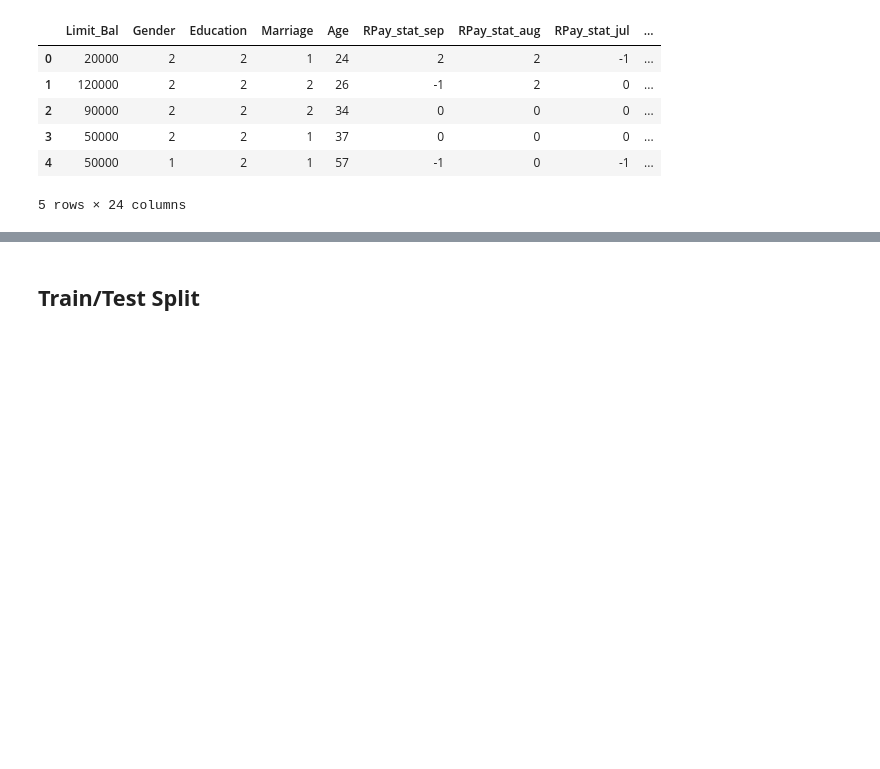
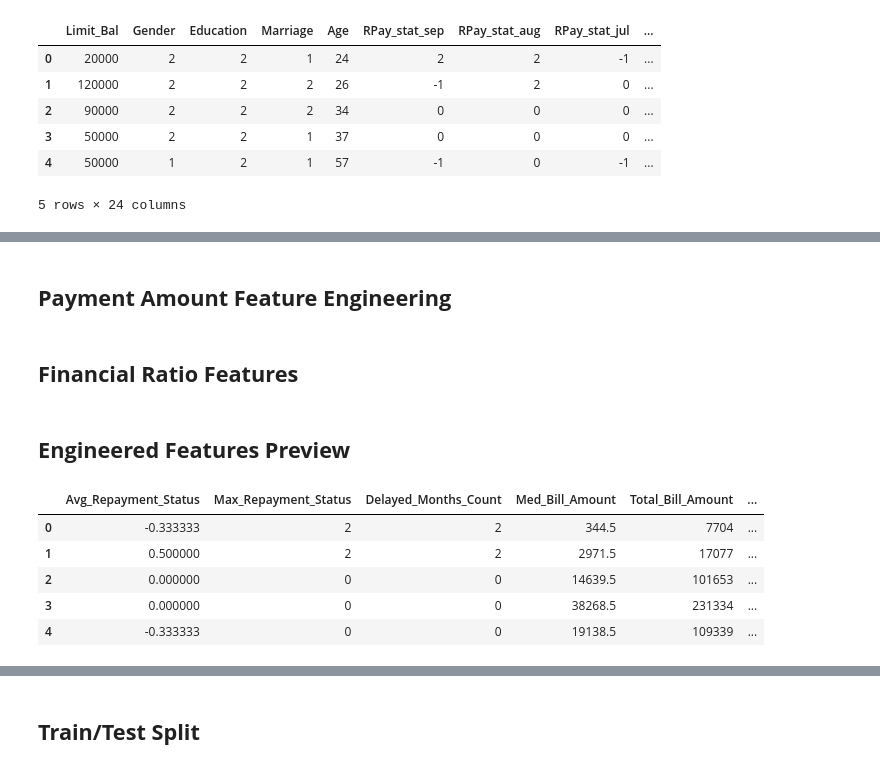
Before and after one commit to MidoHossam14/SmartFinance-SVM, a Jupyter notebook: notebook/2_preprocessing.ipynb, the cells around one changed output, grey strips where cells are left out. Drawn from its saved outputs; the diff is of its cells as text; code cells hidden in the pictures; blank space fills up the shorter version.

```diff
--- a/notebook/2_preprocessing.ipynb
+++ b/notebook/2_preprocessing.ipynb
@@ -37,0 +108,15 @@ df.head()
+# %% [markdown]
+## **Payment Amount Feature Engineering**
+# %%
+df_engineered['Med_Payment_Amount'] = (
+    df_engineered[payment_cols]
+    .median(axis=1)
+)
+
+
+df_engineered['Total_Payment_Amount'] = (
+    df_engineered[payment_cols]
+    .sum(axis=1)
+)
+# %% [markdown]
+## **Financial Ratio Features**
@@ -37,0 +134,32 @@ df.head()
+# %% [markdown]
+## **Engineered Features Preview**
+# %%
+engineered_features = [
+    'Avg_Repayment_Status',
+    'Max_Repayment_Status',
+    'Delayed_Months_Count',
+
+
+    'Med_Bill_Amount',
+    'Total_Bill_Amount',
+
+
+    'Med_Payment_Amount',
+    'Total_Payment_Amount',
+
+
+    'Payment_Ratio',
+    'Credit_Utilization_Ratio'
+]
+
+
+df_engineered[
+    engineered_features
+].head()
+# %% [output]
+|  | Avg_Repayment_Status | Max_Repayment_Status | Delayed_Months_Count | Med_Bill_Amount | Total_Bill_Amount | ... |
+| 0 | -0.333333 | 2 | 2 | 344.5 | 7704 | ... |
+| 1 | 0.500000 | 2 | 2 | 2971.5 | 17077 | ... |
+| 2 | 0.000000 | 0 | 0 | 14639.5 | 101653 | ... |
+| 3 | 0.000000 | 0 | 0 | 38268.5 | 231334 | ... |
+| 4 | -0.333333 | 0 | 0 | 19138.5 | 109339 | ... |
```
Also changed, not shown: parts of 27 cells of this notebook.
